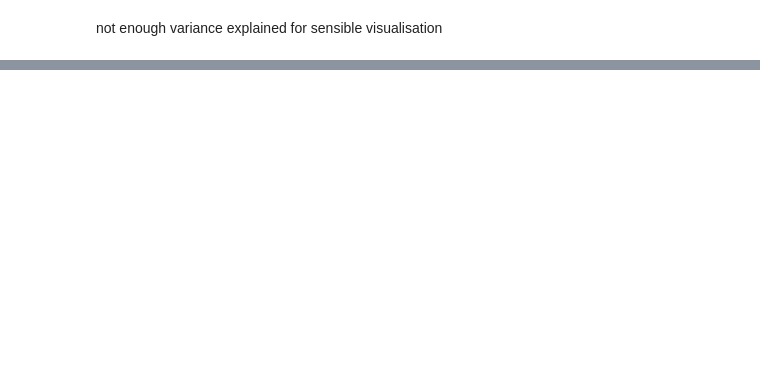
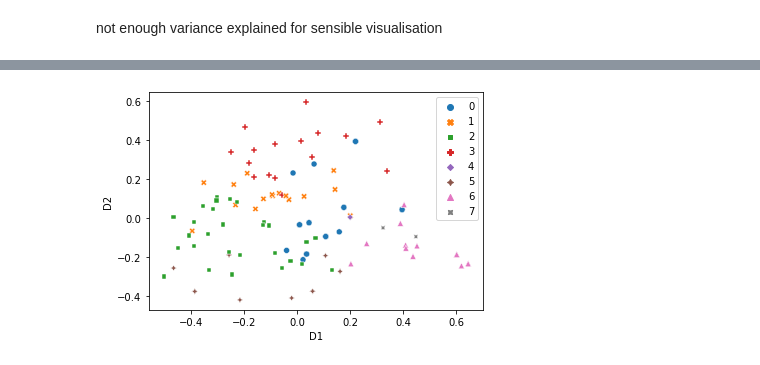
Before and after one commit to MerlinSchaefer/spotify_app, a Jupyter notebook: Exploration_Clustering_E.ipynb, the cells around one changed output, grey strips where cells are left out. Drawn from its saved outputs; the diff is of its cells as text; code cells hidden in the pictures; blank space fills up the shorter version.

```diff
--- a/Exploration_Clustering_E.ipynb
+++ b/Exploration_Clustering_E.ipynb
@@ -274,0 +316,9 @@ plt.show()
+# %%
+from sklearn.decomposition import KernelPCA
+rbf_pca = KernelPCA(n_components=2, kernel = "rbf", gamma = 0.04)
+rbf_pca_results = rbf_pca.fit_transform(X)
+
+df_rbf_pca = pd.DataFrame(rbf_pca_results)
+df_rbf_pca.columns = ['D1', 'D2']
+df_rbf_pca['label'] = km.labels_
+df_rbf_pca.head()
@@ -274,0 +332,7 @@ plt.show()
+# %%
+sns.scatterplot(data = df_rbf_pca, x = "D1", y = "D2", hue = "label", style = "label",
+                palette = "tab10")
+plt.legend()
+plt.show()
+# %% [output]
+[figure, added]
```
Also changed, not shown: parts of 23 cells of this notebook, 7 other files.
